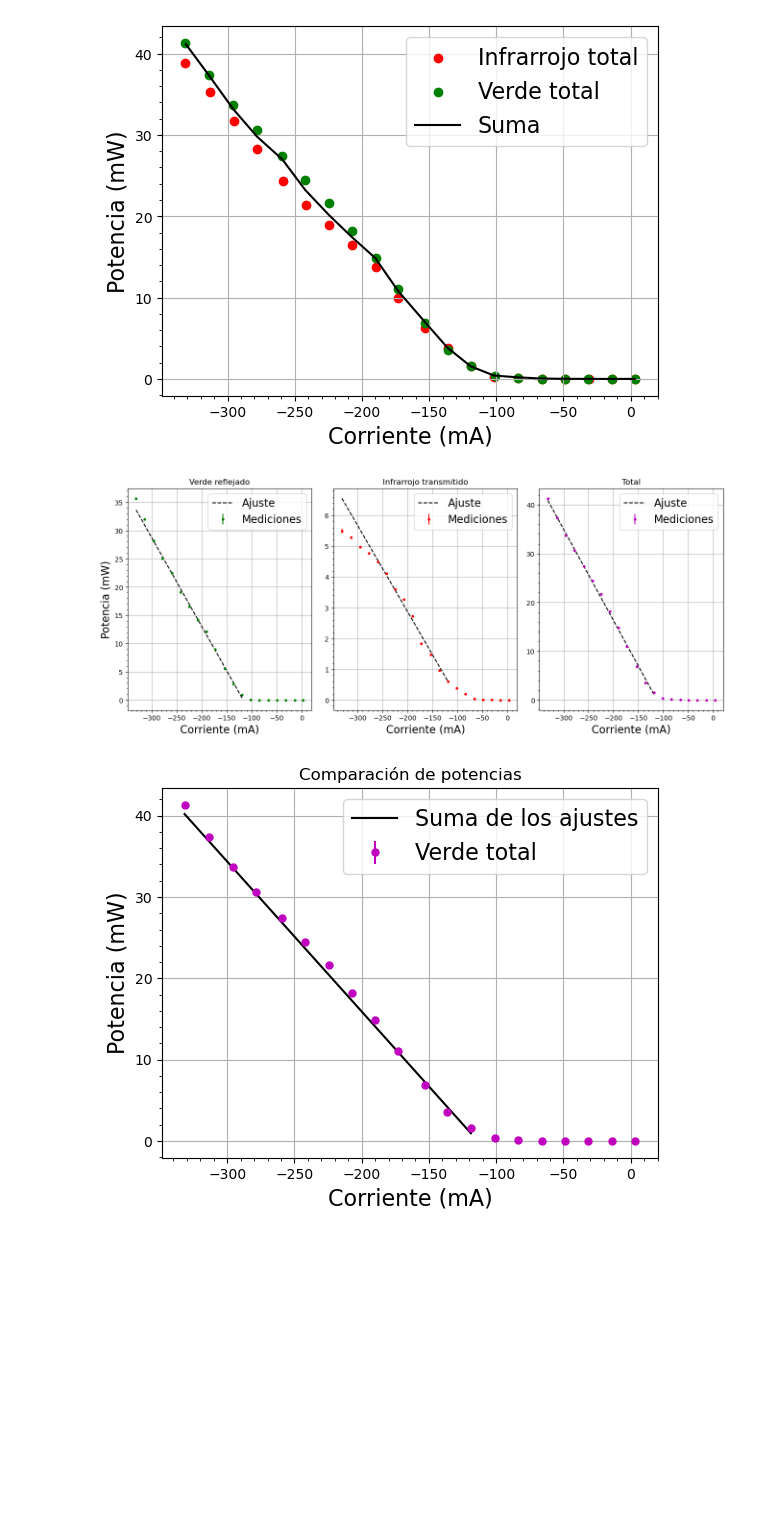
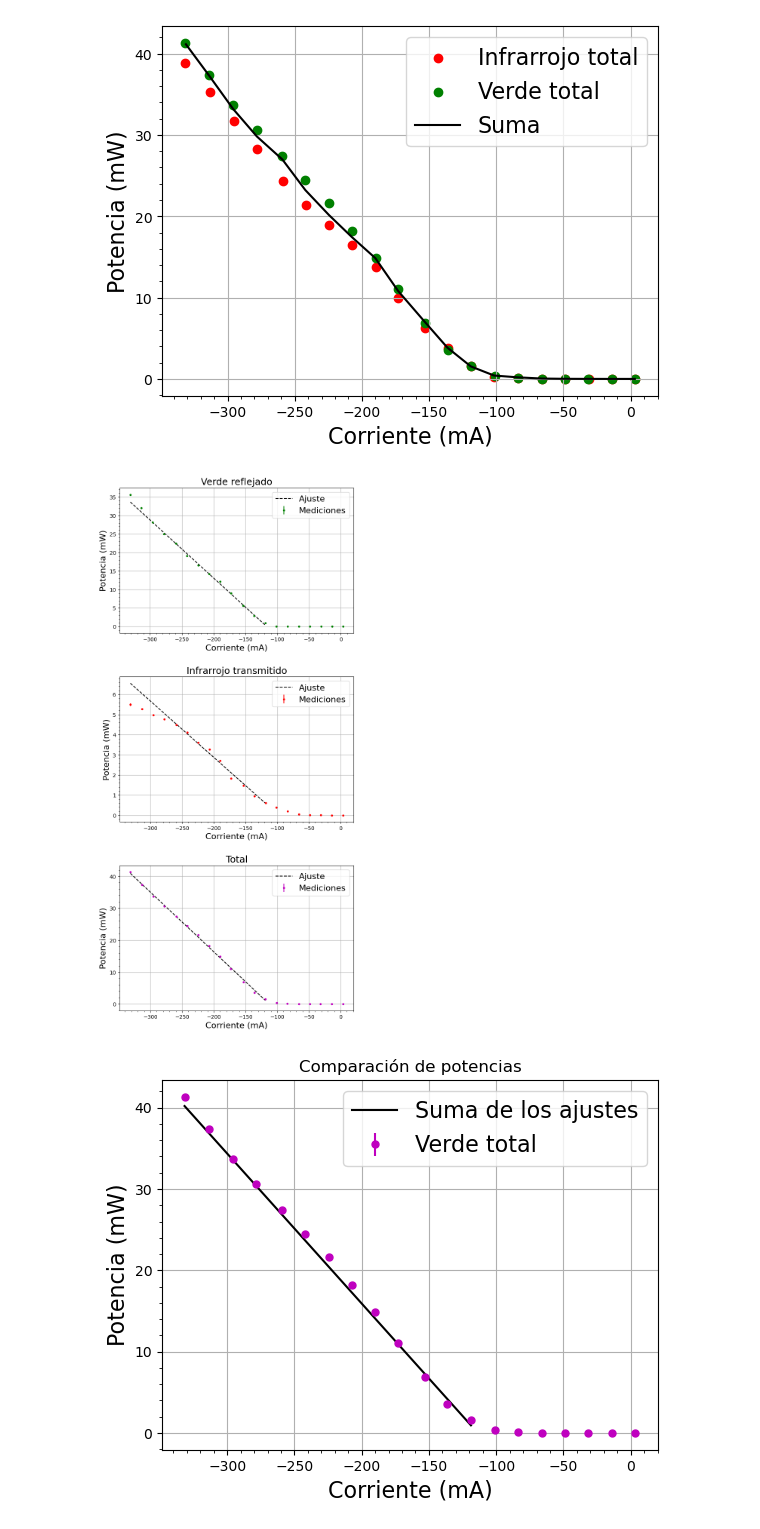
Before and after one commit to DelManuel/Magnetometro-optico, a Jupyter notebook: códigos/analisis_pow_laser.ipynb, the cells around one changed output. Cells and saved outputs as stored; diff of their text form; code cells hidden in the pictures; blank space fills up the shorter version.

```diff
--- a/códigos/analisis_pow_laser.ipynb
+++ b/códigos/analisis_pow_laser.ipynb
@@ -155,45 +155,46 @@ marker_color = ["g","r", "m"]
 
 lista_POW_ajuste = []
 
-fig, axs = plt.subplots(nrows = 1, ncols = len(files), figsize=(16,6))
+# fig, axs = plt.subplots(nrows = 1, ncols = len(files), figsize=(16,6))
+fig, axs = plt.subplots(nrows = 3, ncols = 1, figsize=(8,18))
 for i, ax in enumerate(fig.axes):
 
     color = files[i]
 
     corr_values = dic_pow[f"corr:{color}"]#[:13]
     POW_values = dic_pow[f"pow:{color}"]#[:13]
     POW_var_values = dic_pow[f"sigma:{color}"]#[:13]
 
     a, b, cov_matrix = ajuste_lineal(corr_values[:13],POW_values[:13], POW_var_values[:13])# Ajustamos el rango en el que se prende el láser
 
     corr_ajuste = np.linspace(min(corr_values[:13]), max(corr_values[:13]), 1000)
     POW_ajuste = lineal(corr_ajuste,a,b)
     lista_POW_ajuste.append(POW_ajuste)
 
     # sigma = np.sqrt(cov_matrix[1,1]+(corr_ajuste**2)*cov_matrix[0,0]+2*corr_ajuste*cov_matrix[0,1])
     # y_1 = POW_ajuste+sigma
     # y_2 = POW_ajuste-sigma
 
     # ax.fill(
     #     np.append(corr_ajuste, corr_ajuste[::-1]),
     #     np.append(y_1, y_2[::-1]),
     #     color = marker_color[i],
     #     alpha = 0.5,
     #     label = "Bandas de error del ajuste"
     # )
 
     ax.errorbar(corr_values, POW_values,yerr = POW_var_values,marker = ".", ls = "", color = f"{marker_color[i]}", label = "Mediciones")
     ax.plot(corr_ajuste, POW_ajuste,color = "k", ls = "--", label = "Ajuste")
     ax.set_xlabel("Corriente (mA)")
-    if i == 0:
-        ax.set_ylabel("Potencia (mW)")
-    ax.set_title(f"{labels[i]}")
+    # if i == 0:
+    ax.set_ylabel("Potencia (mW)")
+    ax.set_title(f"{labels[i]}", fontsize = 18)
     ax.legend(loc = "upper right")
 #plt.savefig("../imagenes/Medidor de potencia/Ajuste de potencia.png")
-plt.subplots_adjust(wspace=0.12, hspace=0)
+plt.subplots_adjust(wspace=0.12, hspace=0.3)
 plt.show()
 # %% [output]
-[figure, old version]
+[figure, new version]
 # %%
 pow_suma = lista_POW_ajuste[0]+lista_POW_ajuste[1]
 
```
Also changed, not shown: parts of 1 cell of this notebook, 1 other file.
